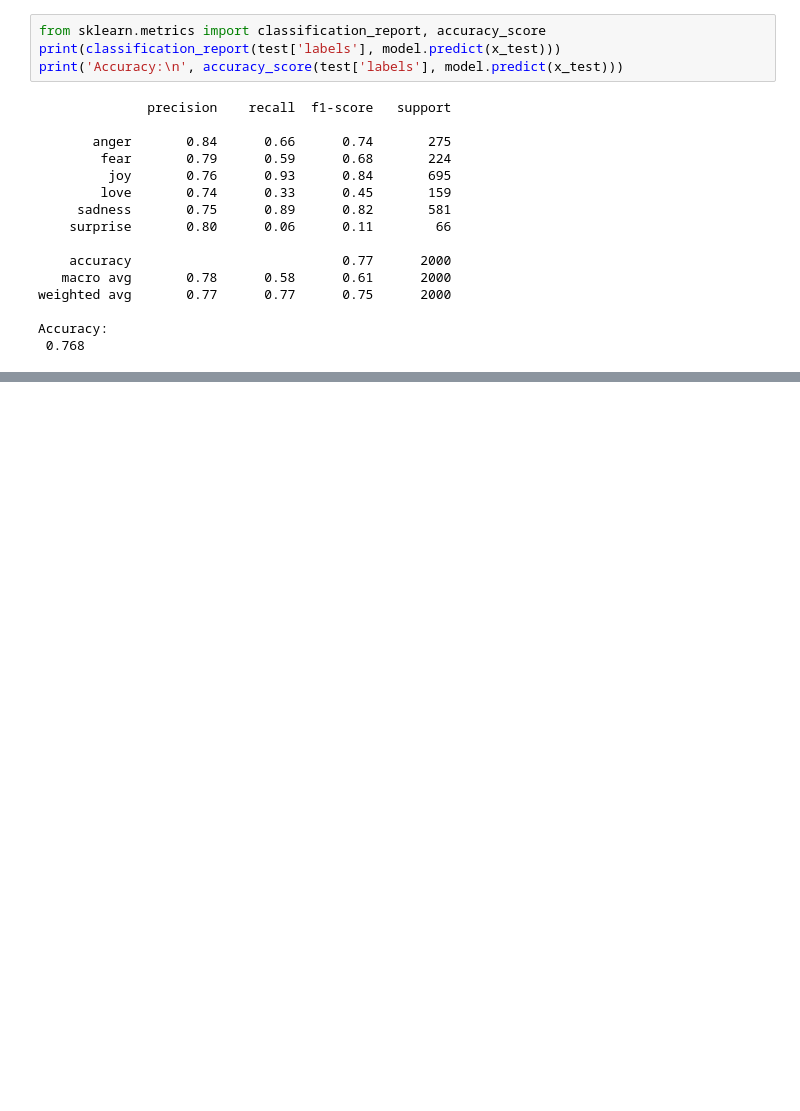
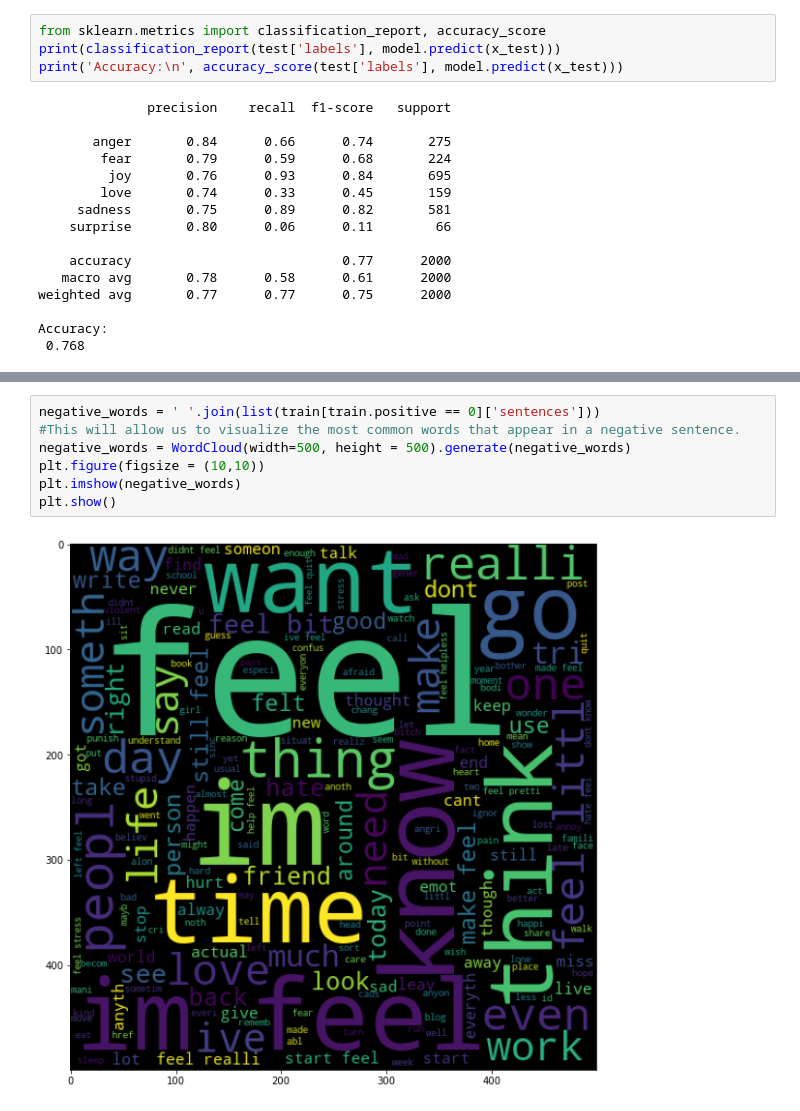
Before and after one commit to HLCarbon/Emotions-NLP, a Jupyter notebook: NLP_emotions.ipynb, the cells around one changed output, grey strips where cells are left out. Drawn from its saved outputs; the diff is of its cells as text; blank space fills up the shorter version.

```diff
--- a/NLP_emotions.ipynb
+++ b/NLP_emotions.ipynb
@@ -148,0 +203,9 @@ Accuracy:
+# %%
+negative_words = ' '.join(list(train[train.positive == 0]['sentences']))
+#This will allow us to visualize the most common words that appear in a negative sentence.
+negative_words = WordCloud(width=500, height = 500).generate(negative_words)
+plt.figure(figsize = (10,10))
+plt.imshow(negative_words)
+plt.show()
+# %% [output]
+[figure, added]
```
Also changed, not shown: parts of 8 cells of this notebook.
